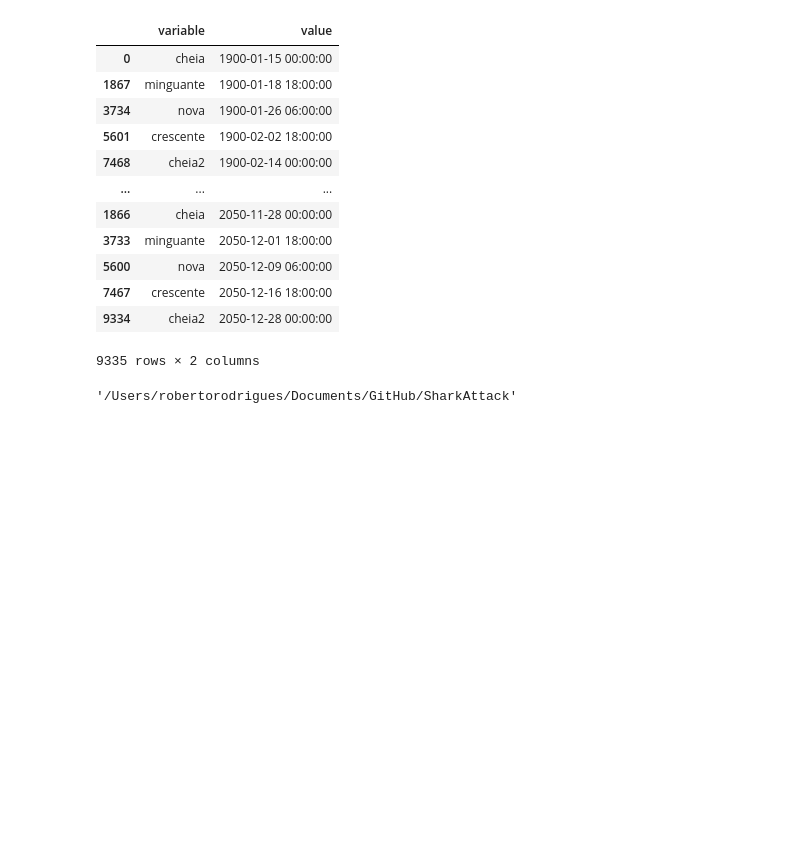
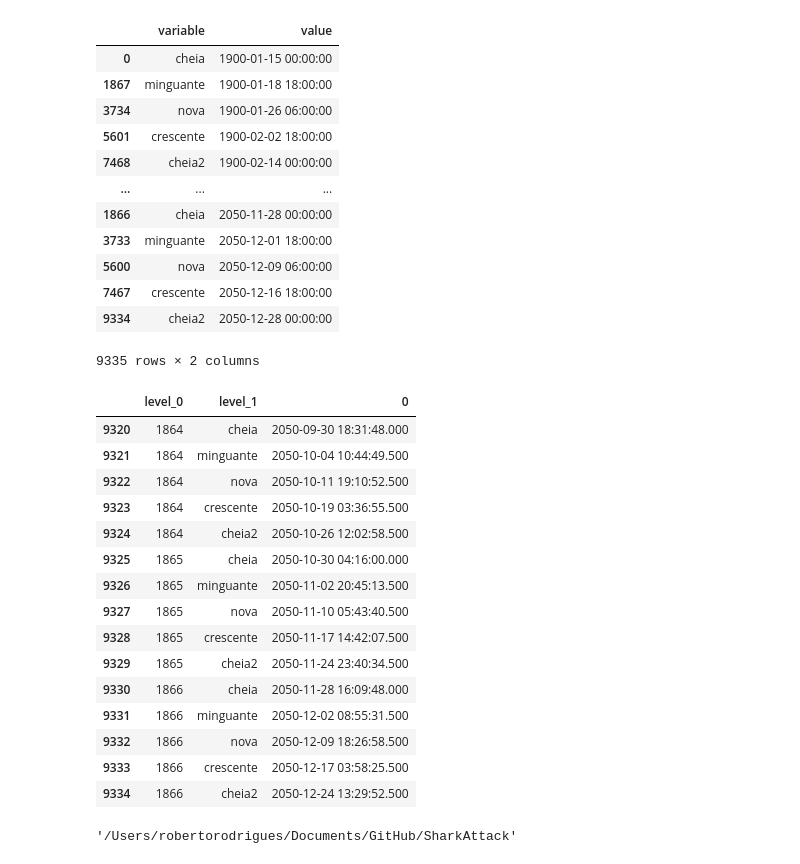
Before and after one commit to cascaschatz/SharkAttack, a Jupyter notebook: Limpeza de Dados.ipynb, the cells around one changed output. Drawn from its saved outputs; the diff is of its cells as text; code cells hidden in the pictures; blank space fills up the shorter version.

```diff
--- a/Limpeza de Dados.ipynb
+++ b/Limpeza de Dados.ipynb
@@ -339,0 +436,24 @@ list(interval(moon['_date'][3],moon['_date'][4]))
+# %%
+list(interval(moon['_date'][3],moon['_date'][4]))
+
+weeks=[]
+for i in range(len(moon['_date'])):
+    if i+1 == 1868:
+        pass
+    else:
+        w=interval(moon['_date'][i],moon['_date'][i+1])
+        weeks.append(w)
+
+moon_phases=pd.DataFrame(weeks) #no segundo fica em branco
+#pd.DataFrame(oon)
+
+moon['_date2']=moon['_date'].shift(-1)
+
+moon.apply(interval,axis=1) #,args= [moon['_date'][x], moon['_date'][x+1] for x in range(len(moon['_date'])))
+
+
+moon_phases=moon_phases[['cheia','minguante', 'nova', 'crescente','cheia2']]
+
+pd.melt(moon_phases).sort_values(by='value')
+
+df=moon_phases.stack().reset_index()
@@ -355,3 +486,5 @@ moon['_date2']=moon['_date'].shift(-1)
+# %%
+moon_phases=moon_phases.drop(5, axis = 1)
 # %% [markdown]
 moon_phases
 # %%
@@ -359,4 +492,4 @@ moon.apply(interval,axis=1) #,args= [moon['_date'][x], moon['_date'][x+1] for x
 # %%
 moon_phases.columns=['cheia','minguante', 'nova', 'crescente','cheia2']
 # %%
-moon_phases=moon_phases[['cheia','minguante', 'nova', 'crescente']]
+moon_phases=moon_phases[['cheia','minguante', 'nova', 'crescente','cheia2']]
@@ -397,3 +524,22 @@ df=moon_phases.stack().reset_index().head(10)
+# %%
+df.tail(15)
+# %% [output]
+|  | level_0 | level_1 | 0 |
+| 9320 | 1864 | cheia | 2050-09-30 18:31:48.000 |
+| 9321 | 1864 | minguante | 2050-10-04 10:44:49.500 |
+| 9322 | 1864 | nova | 2050-10-11 19:10:52.500 |
+| 9323 | 1864 | crescente | 2050-10-19 03:36:55.500 |
+| 9324 | 1864 | cheia2 | 2050-10-26 12:02:58.500 |
+| 9325 | 1865 | cheia | 2050-10-30 04:16:00.000 |
+| 9326 | 1865 | minguante | 2050-11-02 20:45:13.500 |
+| 9327 | 1865 | nova | 2050-11-10 05:43:40.500 |
+| 9328 | 1865 | crescente | 2050-11-17 14:42:07.500 |
+| 9329 | 1865 | cheia2 | 2050-11-24 23:40:34.500 |
+| 9330 | 1866 | cheia | 2050-11-28 16:09:48.000 |
+| 9331 | 1866 | minguante | 2050-12-02 08:55:31.500 |
+| 9332 | 1866 | nova | 2050-12-09 18:26:58.500 |
+| 9333 | 1866 | crescente | 2050-12-17 03:58:25.500 |
+| 9334 | 1866 | cheia2 | 2050-12-24 13:29:52.500 |
 # %%
 df.to_csv('moon_phase')
 # %%
```
Also changed, not shown: parts of 42 cells of this notebook, 4 other files.
